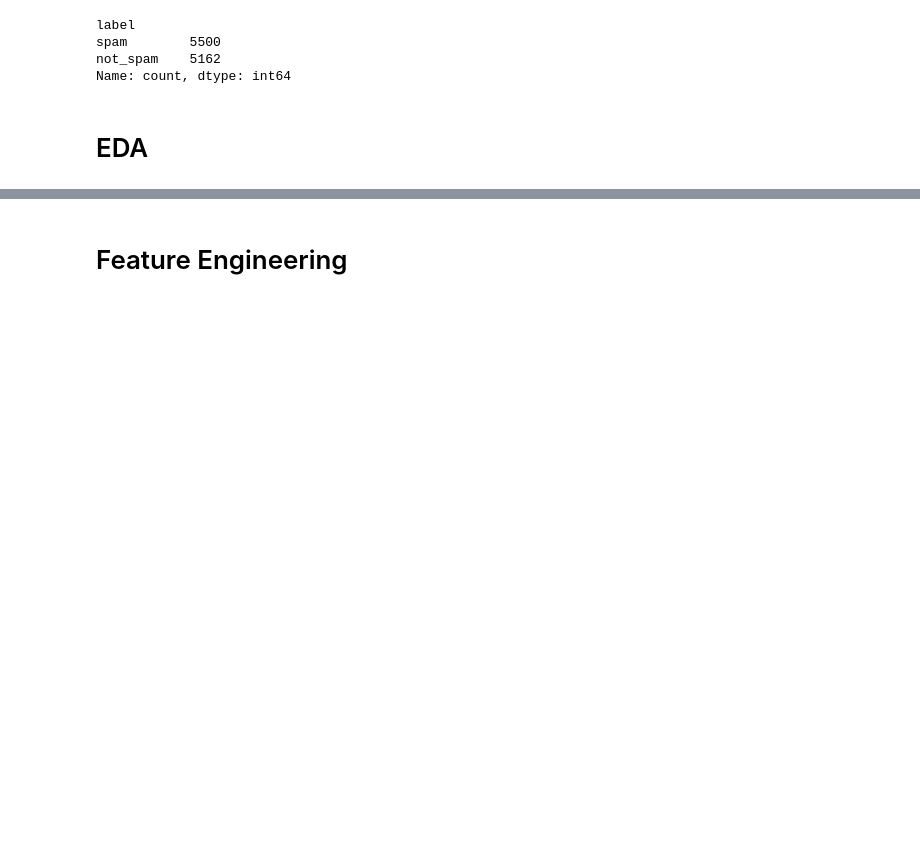
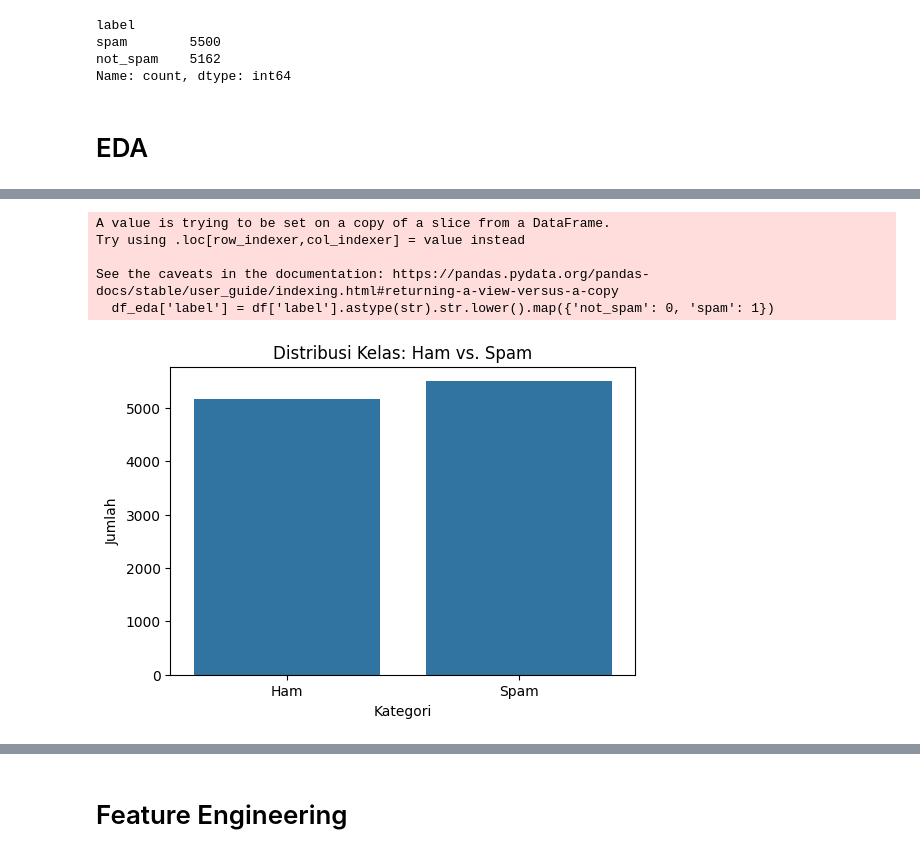
Before and after one commit to Jezter0/ML_AOL, a Jupyter notebook: models/rf_xgb.ipynb, the cells around one changed output, grey strips where cells are left out. Drawn from its saved outputs; the diff is of its cells as text; code cells hidden in the pictures; blank space fills up the shorter version.

```diff
--- a/models/rf_xgb.ipynb
+++ b/models/rf_xgb.ipynb
@@ -70,7 +63,0 @@ plt.show()
-# %%
-df['message_length'] = df['text'].apply(len)
-
-# Plotting distribution of message lengths
-sns.histplot(data=df, x='message_length', hue='label', bins=50, kde=True)
-plt.title("Message Length Distribution by Category")
-plt.show()
@@ -98,0 +76,26 @@ WordCloud(width=800, height=400).generate(ham_words).to_image()
+# %%
+df_eda = df
+df_eda['label'] = df['label'].astype(str).str.lower().map({'not_spam': 0, 'spam': 1})
+df_eda = df_eda.dropna(subset=['text', 'label'])
+
+df_eda['message_length'] = df_eda['text'].apply(lambda x: len(str(x)))
+# %% [output]
+A value is trying to be set on a copy of a slice from a DataFrame.
+Try using .loc[row_indexer,col_indexer] = value instead
+
+See the caveats in the documentation: https://pandas.pydata.org/pandas-docs/stable/user_guide/indexing.html#returning-a-view-versus-a-copy
+  df_eda['label'] = df['label'].astype(str).str.lower().map({'not_spam': 0, 'spam': 1})
+# %%
+# Analyze class distribution (spam vs. ham).
+if not df_eda.empty:
+    plt.figure(figsize=(6, 4))
+    sns.countplot(data=df, x='label')
+    plt.xticks([0, 1], ['Ham', 'Spam'])
+    plt.title('Distribusi Kelas: Ham vs. Spam')
+    plt.xlabel('Kategori')
+    plt.ylabel('Jumlah')
+    plt.show()
+else:
+    print("Data kosong, tidak bisa menampilkan distribusi kelas.")
+# %% [output]
+[figure, added]
```
Also changed, not shown: parts of 8 cells of this notebook.
